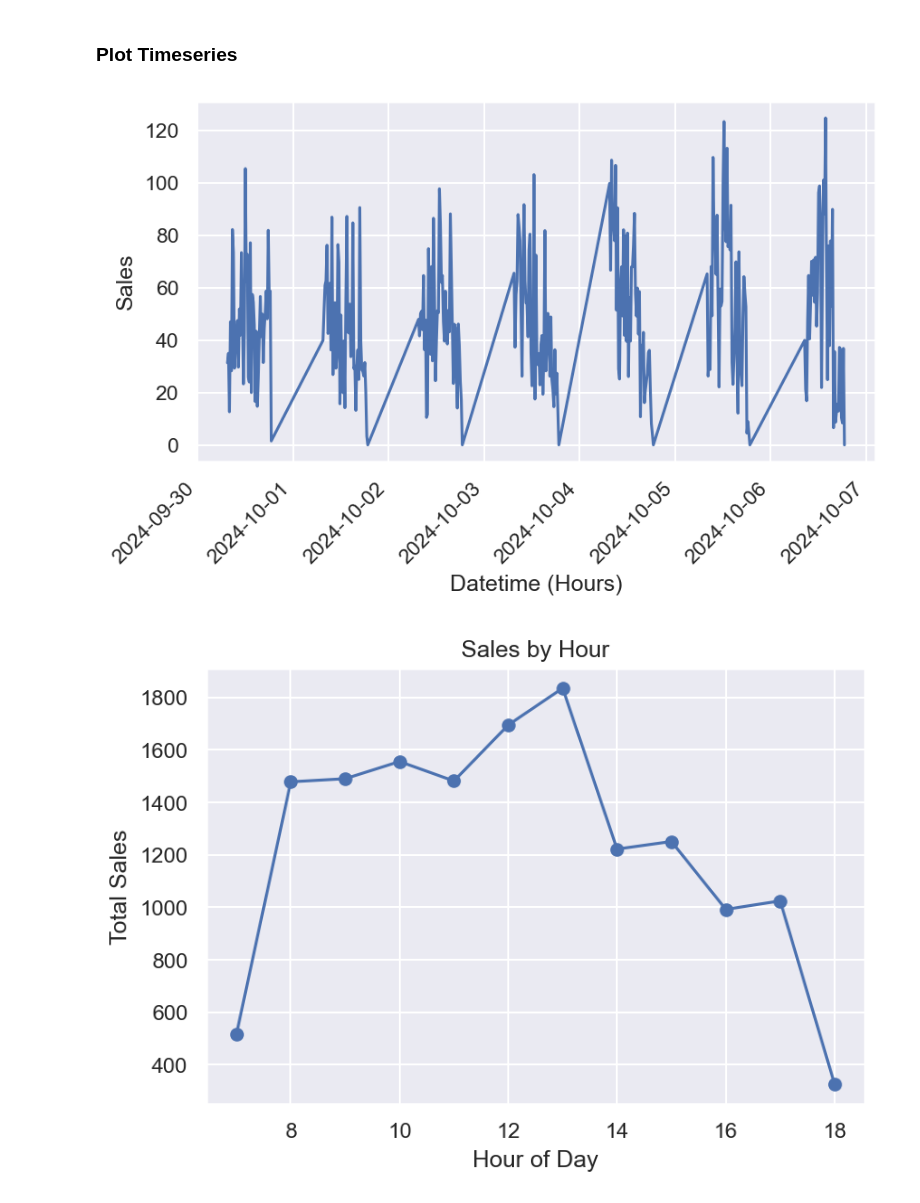
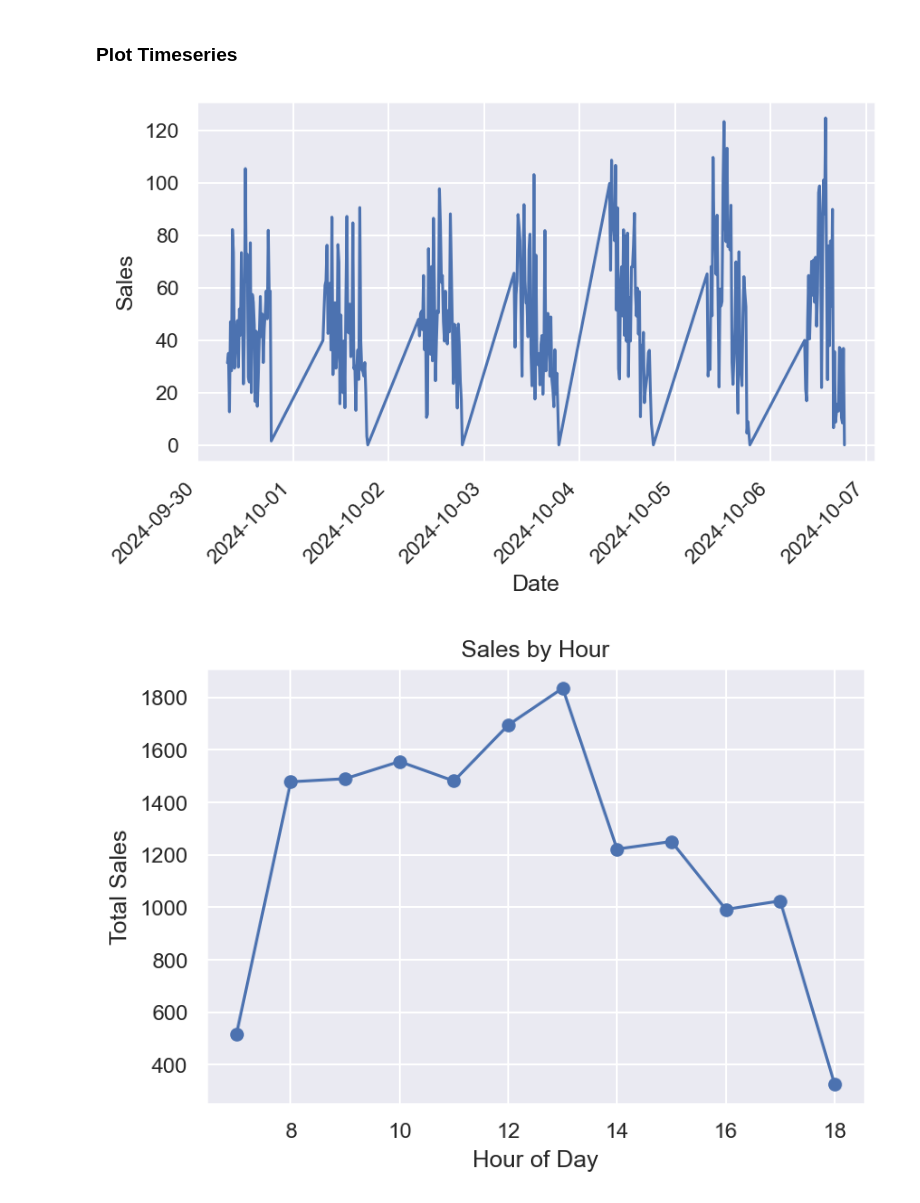
Before and after one commit to Tatiane-Helena/Tatiane-Helena-portfolio, a Jupyter notebook: Project3_Salesanalysis/Retailcoffeeshop.ipynb, the cells around one changed output. Cells and saved outputs as stored; diff of their text form; code cells hidden in the pictures.

```diff
--- a/Project3_Salesanalysis/Retailcoffeeshop.ipynb
+++ b/Project3_Salesanalysis/Retailcoffeeshop.ipynb
@@ -352,14 +355,14 @@ memory usage: 4.8 KB
 # %%
 ax = drop_na_strategy['Sales'].plot(linestyle='-')
 
-ax.set_xlabel("Datetime (Hours)")
+ax.set_xlabel("Date")
 ax.set_ylabel("Sales")
 plt.xticks(rotation=45)
 
 plt.tight_layout()
 plt.show()
 # %% [output]
-[figure, old version]
+[figure, new version]
 # %%
 #Visualizing by hour
 sales_hourly = drop_na_strategy.groupby(drop_na_strategy.index.hour)['Sales'].sum()
```
Also changed, not shown: parts of 14 cells of this notebook.
